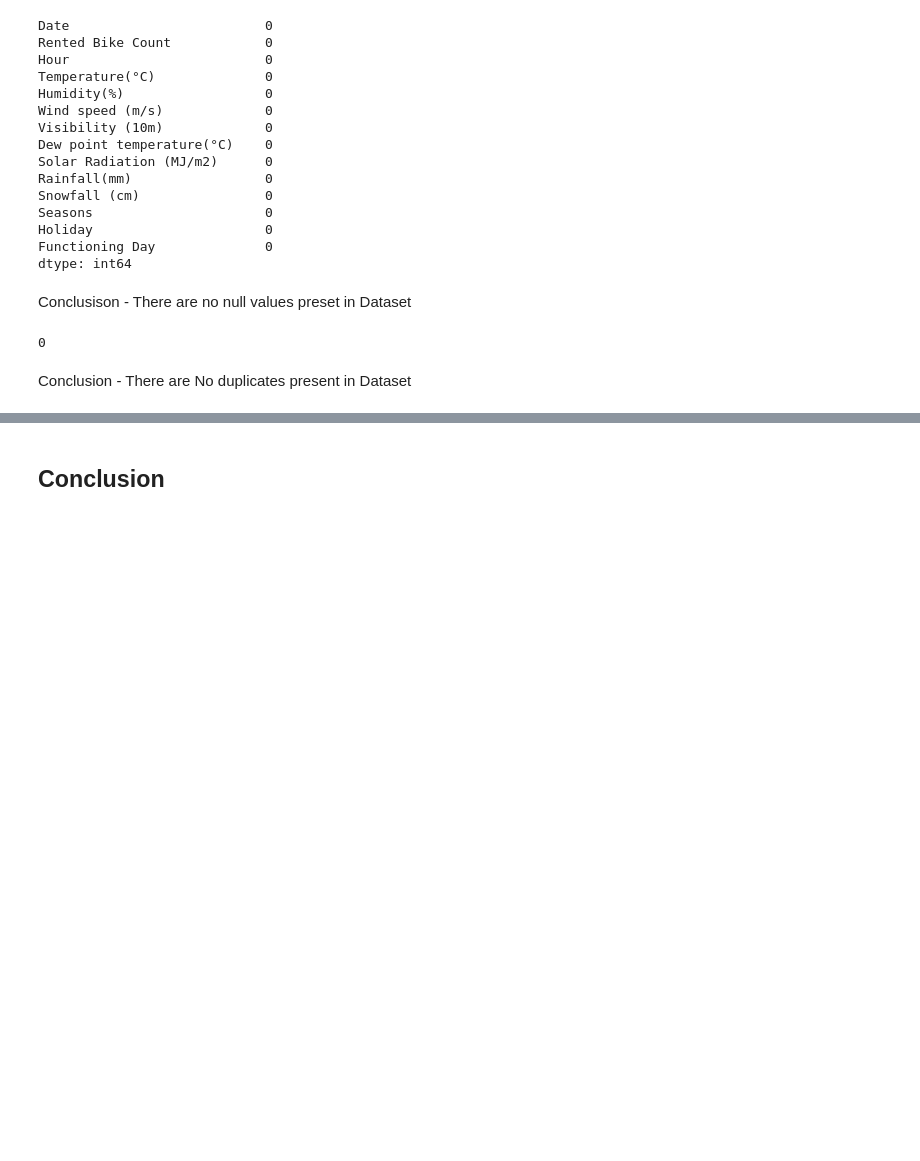
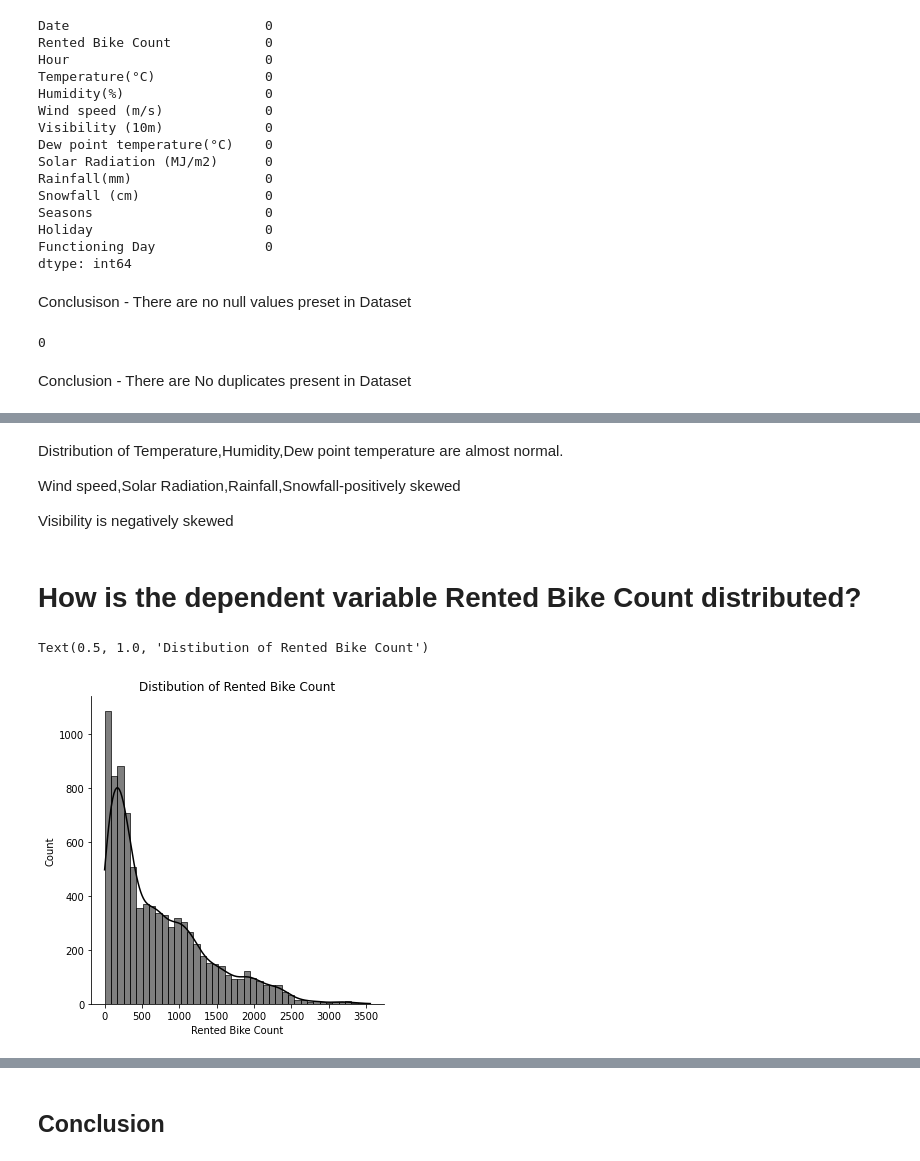
Before and after one commit to aditya8075/Bike-Sharing-Demand-Prediction---Supervised-machine-Learning-Regression, a Jupyter notebook: Bike_Sharing_Demand_Prediction_Supervised_machine_Learning.ipynb, the cells around one changed output, grey strips where cells are left out. Cells and saved outputs as stored; diff of their text form; code cells hidden in the pictures; blank space fills up the shorter version.

```diff
--- a/Bike_Sharing_Demand_Prediction_Supervised_machine_Learning.ipynb
+++ b/Bike_Sharing_Demand_Prediction_Supervised_machine_Learning.ipynb
@@ -1370,0 +234,14 @@ results_df
+# %% [markdown]
+Distribution of Temperature,Humidity,Dew point temperature are almost normal.
+
+Wind speed,Solar Radiation,Rainfall,Snowfall-positively skewed
+
+Visibility is negatively skewed
+# %% [markdown]
+# How is the dependent variable Rented Bike Count distributed?
+# %%
+sns.displot(bd_df['Rented Bike Count'],kde=True,color='black')
+plt.title('Distibution of Rented Bike Count')
+# %% [output]
+Text(0.5, 1.0, 'Distibution of Rented Bike Count')
+[figure, added]
```
Also changed, not shown: parts of 359 cells of this notebook.
